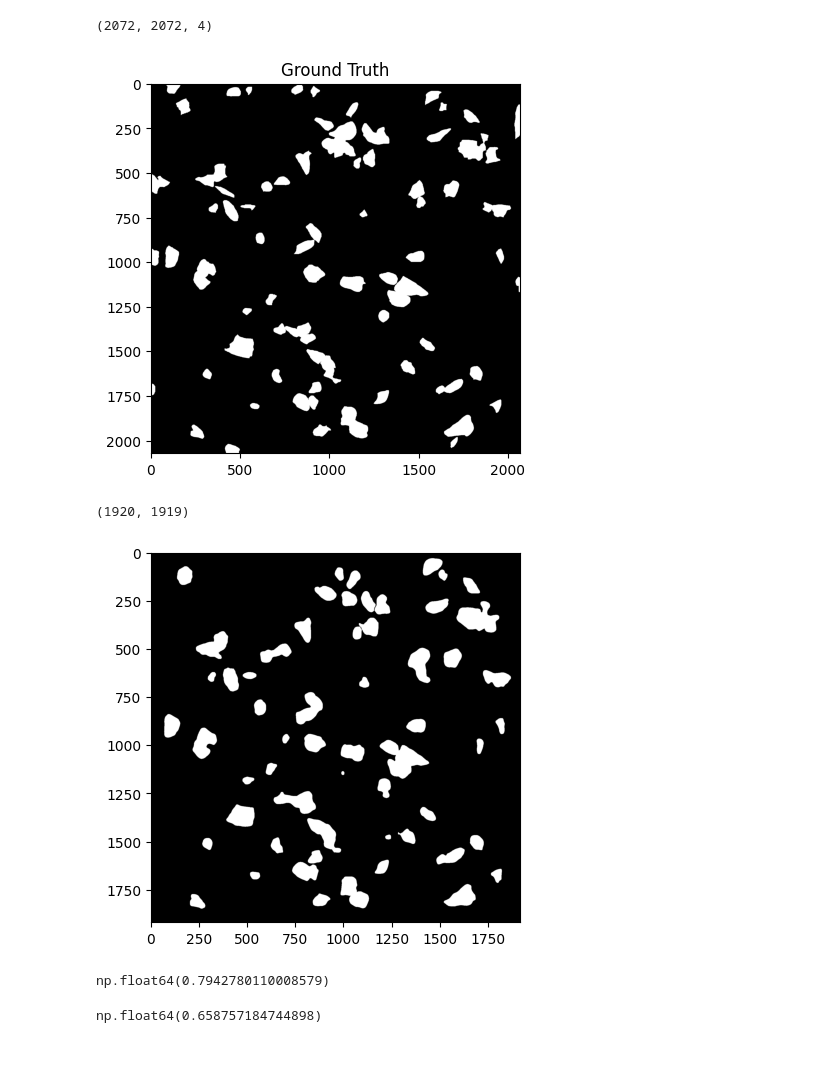
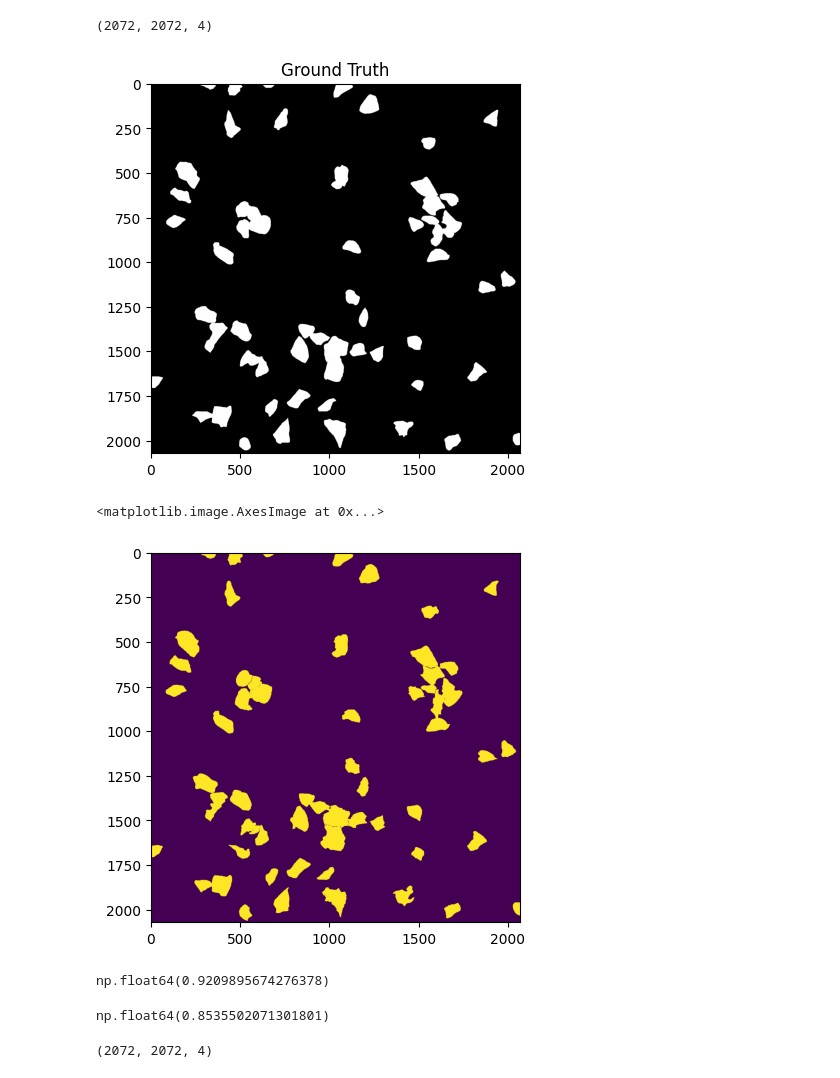
Before and after one commit to DoriPil/TEMPO, a Jupyter notebook: reports/Visualization1.ipynb, the cells around one changed output. Saved outputs shown, nothing was run; the diff lists cells and outputs as text; code cells hidden in the pictures.

```diff
--- a/reports/Visualization1.ipynb
+++ b/reports/Visualization1.ipynb
@@ -15,17 +15,20 @@ def IoU(y_true,y_pred):
     intersection=np.sum(y_true*y_pred)
     return (intersection/(np.sum(y_true)+np.sum(y_pred)-intersection)+1e-8)
 
-PATH_IMAGE='/Users/svelasco/Downloads/dataDorian/multi_focus/'
+#PATH_IMAGE='/Users/svelasco/Downloads/dataDorian/multi_focus/'
+PATH_IMAGE='C:/Users/PILLLARD-DOR/Documents/TEMPO/data/multi_focus/'
 
-PATH_SEGMENTATION=PATH_IMAGE+'/SAM_segmentation/'
+
+PATH_SEGMENTATION=PATH_IMAGE+'/manual_annotations_independant/raw/'
+#PATH_SEGMENTATION=PATH_IMAGE+'/SAM_segmentation/'
 PATH_GT=PATH_IMAGE+'/ground_truth/'
 
-image_name='Position_0100.png'
+image_name='Position_0003.png'
 
 #Only one channel is necessary (Gray scale)
-image=io.imread(PATH_IMAGE+'/focused_single_slice/clean/'+image_name)
+image=io.imread(PATH_IMAGE+'/focused_single_slice/contaminated/'+image_name)
 print(image.shape)
-image=image[:,:,0]
+#image=image[:,:,0]
 plt.imshow(image,cmap='gray')
 plt.title('Original image')
 plt.axis('off')
@@ -33,7 +36,7 @@ plt.show()
 
 segmentation=io.imread(PATH_SEGMENTATION+image_name)
 print(segmentation.shape)
-segmentation=segmentation[:,:,0]
+#segmentation=segmentation[:,:,0]
 plt.imshow(segmentation,cmap='gray')
 plt.title('SAM Segmentation')
 plt.axis('off')
@@ -61,6 +64,10 @@ def binary_labeling(ground_truth):
 def binary_sam(sam):
     binary_sam = sam>0
     return binary_sam
+
+def binary_independant(independant):
+    binary_independant=independant>0
+    return binary_independant
 # %%
 ground_truth=io.imread(PATH_GT+image_name)
 print(ground_truth.shape)
@@ -70,18 +77,26 @@ plt.title('Ground Truth')
 plt.show()
 # %% [output]
 (2072, 2072, 4)
-[figure, old version]
+[figure, new version]
 # %%
-plt.imshow(binary_sam(segmentation),cmap='gray')
-print(segmentation.shape)
+#plt.imshow(binary_sam(segmentation),cmap='gray')
+#print(segmentation.shape)
+
+plt.imshow(binary_independant(segmentation))
 # %% [output]
-(1920, 1919)
+<matplotlib.image.AxesImage at 0x...>
-[figure, old version]
+[figure, new version]
 # %%
+#print(binary_labeling(ground_truth).shape)
+#print(resize(binary_sam(segmentation).shape)
 dice_coefficient(binary_labeling(ground_truth), resize(binary_sam(segmentation),ground_truth.shape[:2],preserve_range=True))
 # %% [output]
-np.float64(0.7942780110008579)
+np.float64(0.9209895674276378)
 # %%
 IoU(binary_labeling(ground_truth), resize(binary_sam(segmentation),ground_truth.shape[:2],preserve_range=True))
 # %% [output]
-np.float64(0.658757184744898)
+np.float64(0.8535502071301801)
+# %%
+print(ground_truth.shape)
+# %% [output]
+(2072, 2072, 4)
```
Also changed, not shown: parts of 5 cells of this notebook, 39 other files.
